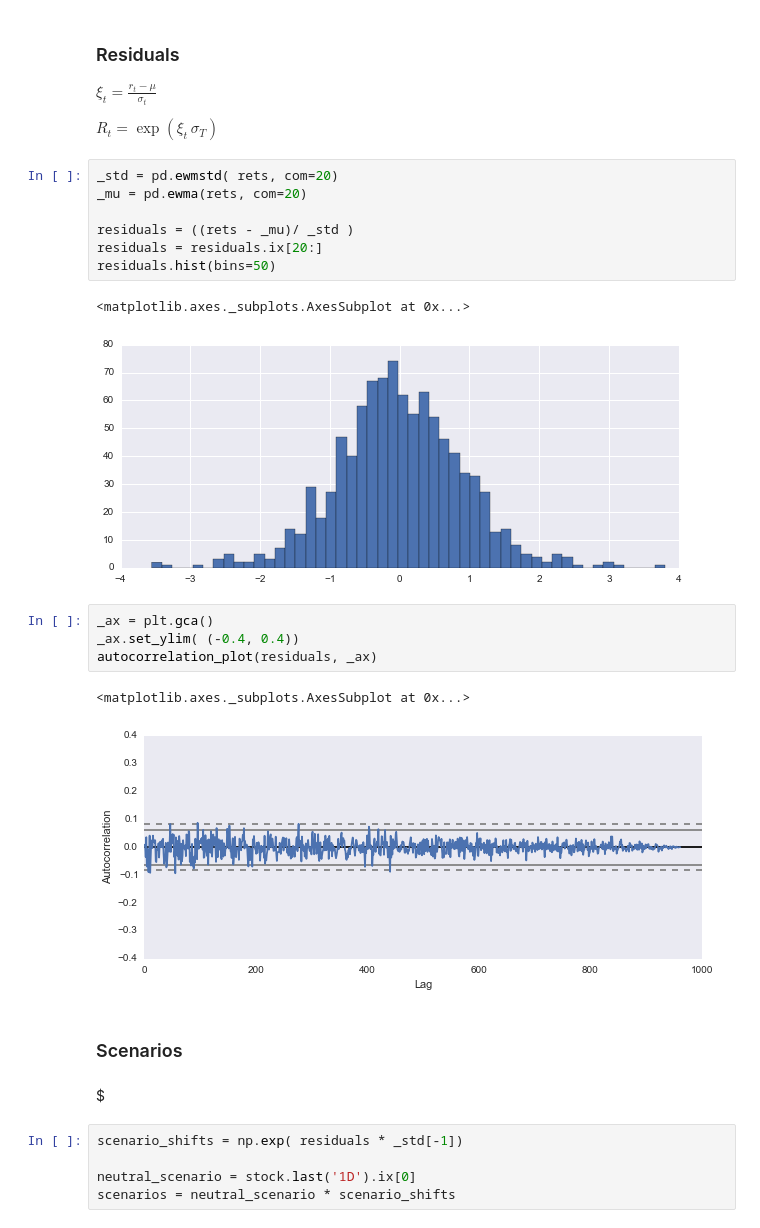
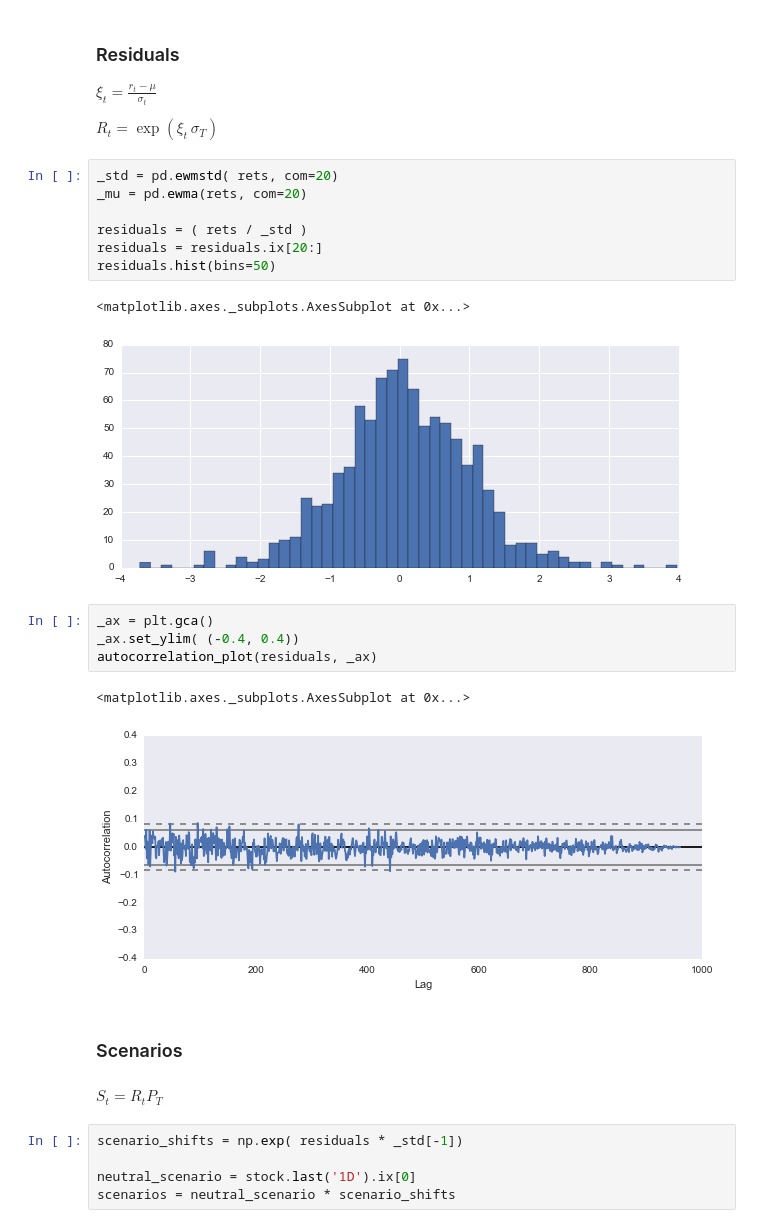
Before and after one commit to mvaz/financial-notebooks, a Jupyter notebook: Value at Risk.ipynb, the cells around one changed output. Drawn from its saved outputs; the diff is of its cells as text.

```diff
--- a/Value at Risk.ipynb
+++ b/Value at Risk.ipynb
@@ -130,24 +136,24 @@ $ R_t = \exp( \xi_t \, \sigma_T ) $
 # %%
 _std = pd.ewmstd( rets, com=20)
 _mu = pd.ewma(rets, com=20)
 
-residuals = ((rets - _mu)/ _std )
+residuals = ( rets / _std )
 residuals = residuals.ix[20:]
 residuals.hist(bins=50)
 # %% [output]
 <matplotlib.axes._subplots.AxesSubplot at 0x...>
-[figure, old version]
+[figure, new version]
 # %%
 _ax = plt.gca()
 _ax.set_ylim( (-0.4, 0.4))
 autocorrelation_plot(residuals, _ax)
 # %% [output]
 <matplotlib.axes._subplots.AxesSubplot at 0x...>
-[figure, old version]
+[figure, new version]
 # %% [markdown]
 ### Scenarios
-# %% [markdown]
-$
+# %% [markdown]
+$ S_t = R_t P_T $
 # %%
 scenario_shifts = np.exp( residuals * _std[-1])
 
```
Also changed, not shown: parts of 20 cells of this notebook, 1 other file.
